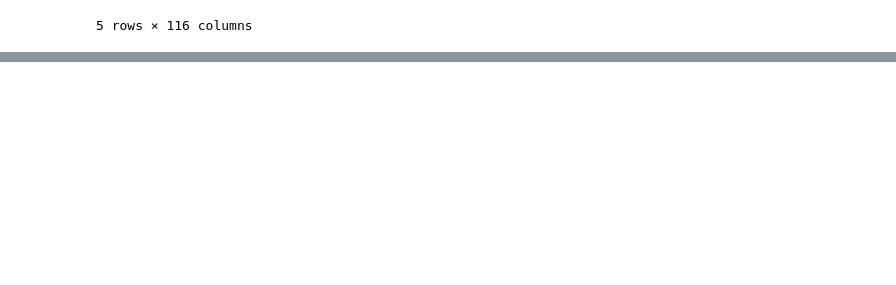
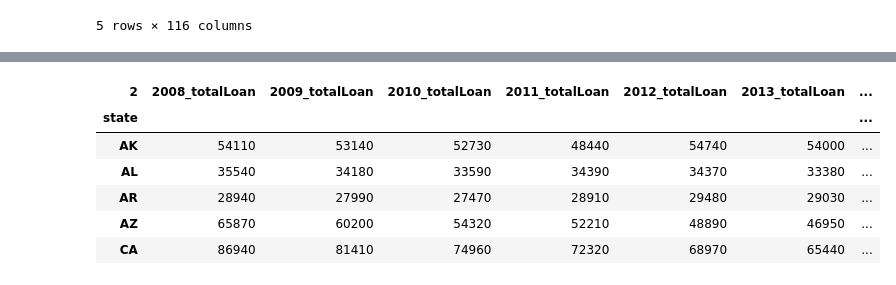
Before and after one commit to cmarchini19/US-Housing-Market-Analysis, a Jupyter notebook: tolu.ipynb, the cells around one changed output, grey strips where cells are left out. Saved outputs shown, nothing was run; the diff lists cells and outputs as text; code cells hidden in the pictures; blank space fills up the shorter version.

Commit message:
Added student loan, total loan

```diff
--- a/tolu.ipynb
+++ b/tolu.ipynb
@@ -310,0 +303,29 @@ biggest_data.head()
+# %%
+areaReport_csv = "Resources/area_report_by_year.xlsx"
+sheetname = ["studentloan", "total"]
+df = [" ", " "]
+for i in range(len(sheetname)):
+    df[i] = pd.read_excel(areaReport_csv, sheet_name=sheetname[i], encoding="ISO-8859-1")
+    df[i] = df[i].iloc[2:len(df[i])-1,:]
+    xls_header = df[i].iloc[0]
+    df[i] = df[i][1:]
+    df[i].columns = xls_header
+    df[i] = df[i].set_index("state")
+    df[i].rename_axis(None).index.name
+studentLoan_data = df[0]
+totalLoan_data = df[1]
+studentLoan_data = studentLoan_data[["Q4_"+str(i) for i in range(2008,2019,1)]]
+totalLoan_data = totalLoan_data[["Q4_"+str(i) for i in range(2008,2019,1)]]
+for i in range(2008,2019,1):
+    studentLoan_data = studentLoan_data.rename(columns={f"Q4_{i}":f"{i}_studentLoan"})
+    totalLoan_data = totalLoan_data.rename(columns={f"Q4_{i}":f"{i}_totalLoan"})
+studentLoan_data.head()
+totalLoan_data.head()
+# %% [output]
+| 2 | 2008_totalLoan | 2009_totalLoan | 2010_totalLoan | 2011_totalLoan | 2012_totalLoan | 2013_totalLoan | ... |
+| state |  |  |  |  |  |  | ... |
+| AK | 54110 | 53140 | 52730 | 48440 | 54740 | 54000 | ... |
+| AL | 35540 | 34180 | 33590 | 34390 | 34370 | 33380 | ... |
+| AR | 28940 | 27990 | 27470 | 28910 | 29480 | 29030 | ... |
+| AZ | 65870 | 60200 | 54320 | 52210 | 48890 | 46950 | ... |
+| CA | 86940 | 81410 | 74960 | 72320 | 68970 | 65440 | ... |
```
Also changed, not shown: parts of 5 cells of this notebook, 2 other files.
